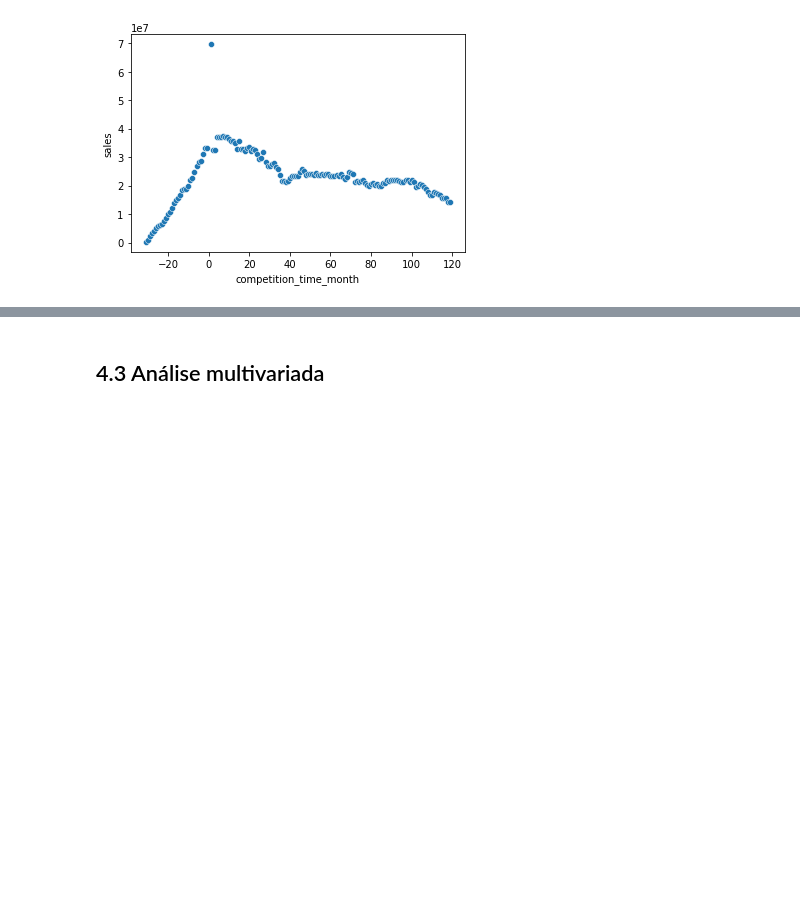
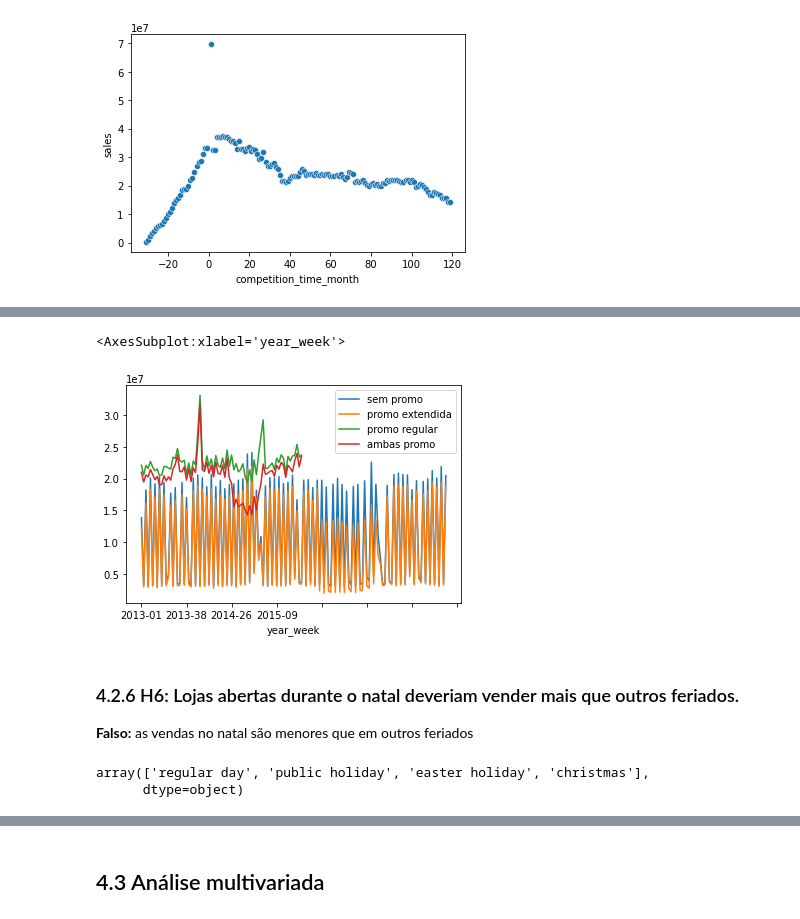
Before and after one commit to paixaols/rossmann-store-sales, a Jupyter notebook: Rossmann_sales_prediction.ipynb, the cells around one changed output, grey strips where cells are left out. Cells and saved outputs as stored; diff of their text form; code cells hidden in the pictures; blank space fills up the shorter version.

```diff
--- a/Rossmann_sales_prediction.ipynb
+++ b/Rossmann_sales_prediction.ipynb
@@ -460,0 +491,24 @@ sns.scatterplot(x = 'competition_time_month', y = 'sales', data = aux2)
+# %%
+aux1 = df4[(df4['promo'] == 0) & (df4['promo2'] == 0)][['year_week', 'sales']].groupby('year_week').sum().reset_index()
+# aux1['year_week'] = aux1['year_week'].apply(lambda x: datetime.datetime.strptime(x, '%Y-%W'))
+ax = aux1.plot(x = 'year_week', y = 'sales', label = 'sem promo')
+aux1.dtypes
+aux2 = df4[(df4['promo'] == 0) & (df4['promo2'] == 1)][['year_week', 'sales']].groupby('year_week').sum().reset_index()
+aux2.plot(ax = ax, x = 'year_week', y = 'sales', label = 'promo extendida')
+
+aux3 = df4[(df4['promo'] == 1) & (df4['promo2'] == 0)][['year_week', 'sales']].groupby('year_week').sum().reset_index()
+aux3.plot(ax = ax, x = 'year_week', y = 'sales', label = 'promo regular')
+
+aux4 = df4[(df4['promo'] == 1) & (df4['promo2'] == 1)][['year_week', 'sales']].groupby('year_week').sum().reset_index()
+aux4.plot(ax = ax, x = 'year_week', y = 'sales', label = 'ambas promo')
+# %% [output]
+<AxesSubplot:xlabel='year_week'>
+[figure, added]
+# %% [markdown]
+### 4.2.6 H6: Lojas abertas durante o natal deveriam vender mais que outros feriados.
+**Falso:** as vendas no natal são menores que em outros feriados
+# %%
+df4['state_holiday'].unique()
+# %% [output]
+array(['regular day', 'public holiday', 'easter holiday', 'christmas'],
+      dtype=object)
```
Also changed, not shown: parts of 34 cells of this notebook.
